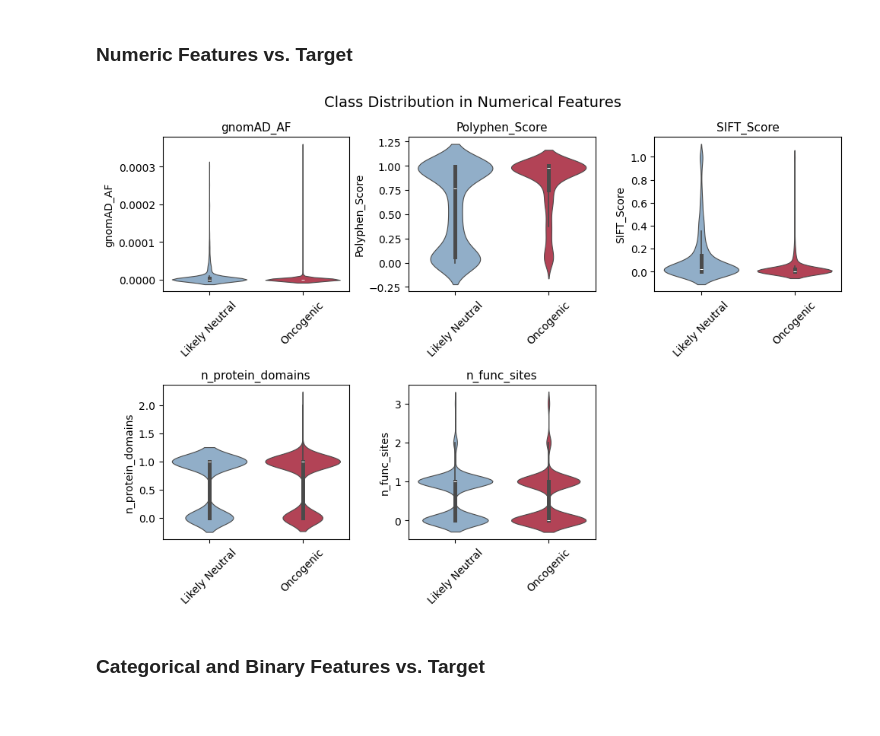
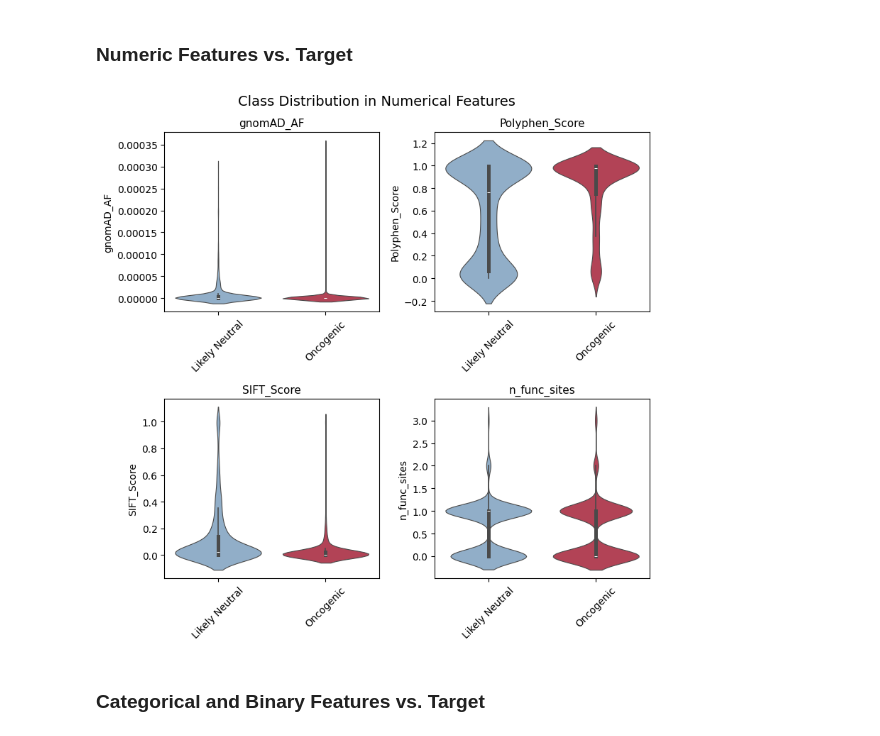
Before and after one commit to anekleiven/machine_learning_pipeline, a Jupyter notebook: 02_Exploratory_Analysis.ipynb, the cells around one changed output. Drawn from its saved outputs; the diff is of its cells as text; code cells hidden in the pictures.

Commit message:
remove n_protein_domains

```diff
--- a/02_Exploratory_Analysis.ipynb
+++ b/02_Exploratory_Analysis.ipynb
@@ -131,7 +120,7 @@ print(f"{len(neutral)/len(ml_data)*100:.2f}% of the variants are Likely Neutral"
 ### Numeric Feature Distributions
 # %%
 # define the numeric columns
-numeric_cols = ["gnomAD_AF", "Polyphen_Score", "SIFT_Score", "n_protein_domains", "n_func_sites"]
+numeric_cols = ["gnomAD_AF", "Polyphen_Score", "SIFT_Score", "n_func_sites"]
 
 # define the subplots
 fig, axes = plt.subplots(1, len(numeric_cols), figsize=(12,5))
@@ -369,33 +353,30 @@ MUTATION_EFFECT should be removed from the model, since it provides much of the
 # %%
 palette = {
     "Oncogenic"      : "#c4314a",
     "Likely Neutral" : "#88aed1",
 }
 
-fig, axes = plt.subplots(2,3, figsize=(10,7))
+fig, axes = plt.subplots(2,2, figsize=(8,8))
 axes = axes.flatten()
 
-numeric_cols = ["gnomAD_AF", "Polyphen_Score", "SIFT_Score",
-                "n_protein_domains", "n_func_sites"]
+numeric_cols = ["gnomAD_AF", "Polyphen_Score", "SIFT_Score", "n_func_sites"]
 
 for i, col in enumerate(numeric_cols):
   sns.violinplot(data=ml_data, x="ONCOGENIC", y=col,
               hue="ONCOGENIC", palette=palette,
               legend=False, ax=axes[i],
               linewidth=0.8)
   axes[i].set_title(col, fontsize=11)
   axes[i].set_xlabel("")
   axes[i].tick_params(axis="x", rotation=45)
 
-axes[-1].set_visible(False)
-
 plt.suptitle("Class Distribution in Numerical Features", fontsize=14)
 
 plt.tight_layout()
 plt.savefig("plots/violinplots_classes.png", dpi=300)
 plt.show()
 # %% [output]
-[figure, old version]
+[figure, new version]
 # %% [markdown]
 ### Categorical and Binary Features vs. Target
 # %%
```
Also changed, not shown: parts of 8 cells of this notebook, 10 other files.
